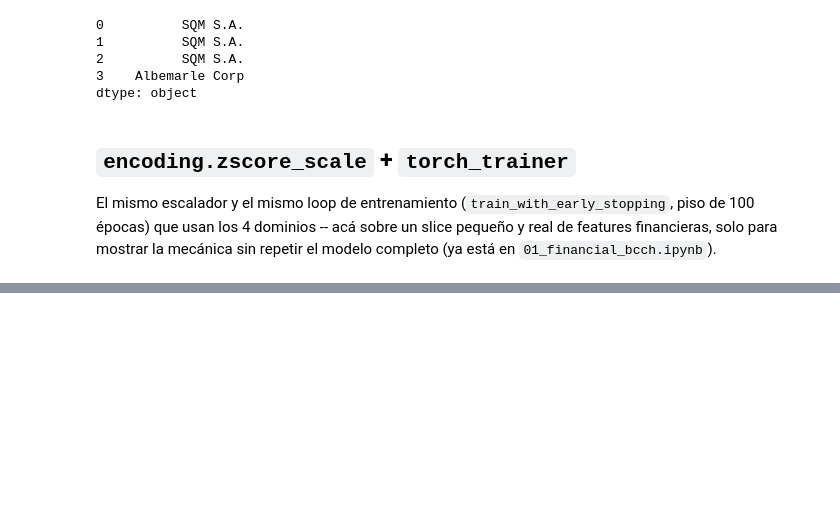
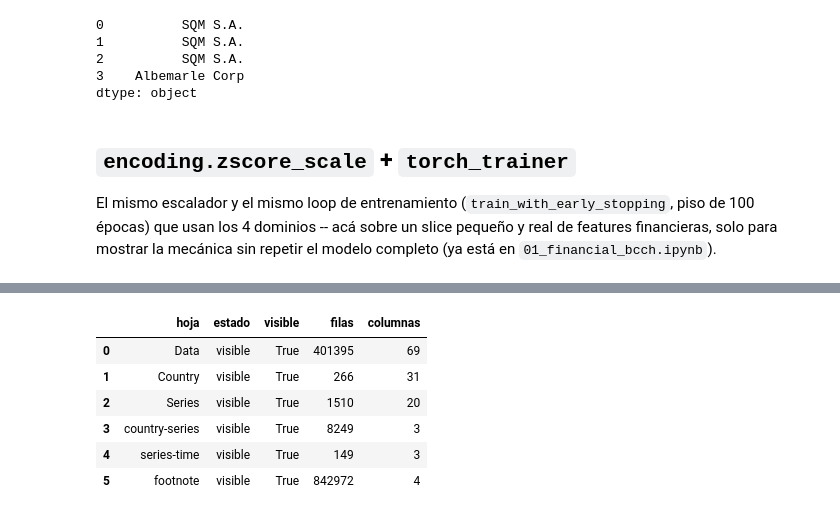
Before and after one commit to Rxyxs/Limpieza_Datos, a Jupyter notebook: notebooks/00_toolkit_demo.ipynb, the cells around one changed output, grey strips where cells are left out. Drawn from its saved outputs; the diff is of its cells as text; code cells hidden in the pictures; blank space fills up the shorter version.

```diff
--- a/notebooks/00_toolkit_demo.ipynb
+++ b/notebooks/00_toolkit_demo.ipynb
@@ -136,0 +144,15 @@ print(f"épocas corridas: {result.epochs_run}, mejor época: {result.best_epoch}
+# %%
+from src.toolkit.excel_io import (
+    coerce_excel_errors, excel_serial_to_datetime, hidden_rows_and_columns,
+    inventory_workbook, profile_cell_types, read_sheet_expanding_merges,
+)
+
+inventory_workbook("../data/raw/consulting/WDIEXCEL.xlsx")
+# %% [output]
+|  | hoja | estado | visible | filas | columnas |
+| 0 | Data | visible | True | 401395 | 69 |
+| 1 | Country | visible | True | 266 | 31 |
+| 2 | Series | visible | True | 1510 | 20 |
+| 3 | country-series | visible | True | 8249 | 3 |
+| 4 | series-time | visible | True | 149 | 3 |
+| 5 | footnote | visible | True | 842972 | 4 |
```
Also changed, not shown: parts of 11 cells of this notebook, 11 other files.
